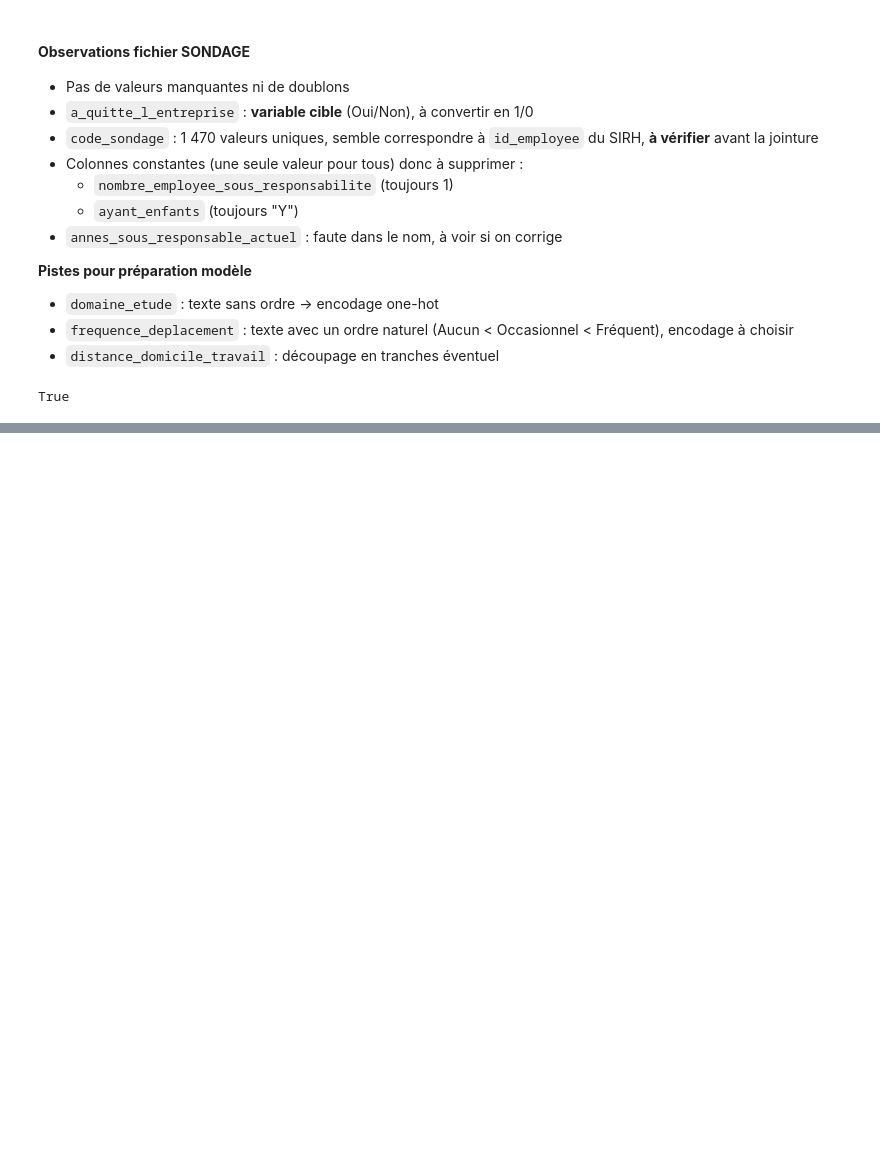
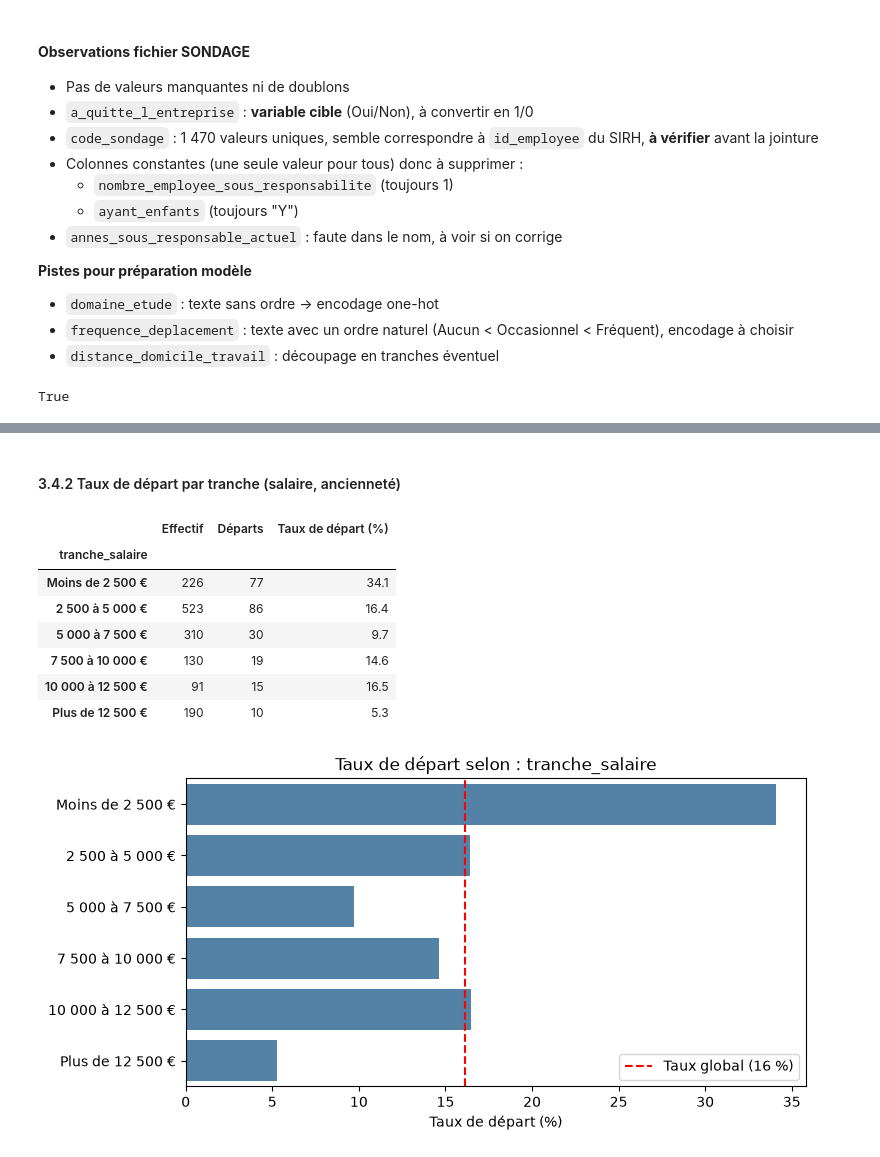
Before and after one commit to youdontknowmu/Projet4, a Jupyter notebook: 01_exploration.ipynb, the cells around one changed output, grey strips where cells are left out. Saved outputs shown, nothing was run; the diff lists cells and outputs as text; code cells hidden in the pictures; blank space fills up the shorter version.

```diff
--- a/01_exploration.ipynb
+++ b/01_exploration.ipynb
@@ -278,0 +764,25 @@ Ce sont bien les mêmes valeurs que pour le fichier SIRH, cela servira de clé
+# %% [markdown]
+#### 3.4.2 Taux de départ par tranche (salaire, ancienneté)
+# %%
+# ------------------------------------------------------------
+# Taux de départ par tranche de salaire
+# ------------------------------------------------------------
+# bins   : bornes des tranches
+# labels : noms lisibles des tranches (un de moins que le nombre de bornes)
+df_tranches = df.assign(tranche_salaire=pd.cut(
+    df["revenu_mensuel"],
+    bins=[0, 2500, 5000, 7500, 10000, 12500, 20000],
+    labels=["Moins de 2 500 €", "2 500 à 5 000 €", "5 000 à 7 500 €",
+            "7 500 à 10 000 €", "10 000 à 12 500 €", "Plus de 12 500 €"],
+))
+taux_depart_par_groupe(df_tranches, "tranche_salaire", trier_par_taux=False)
+# %% [output]
+|  | Effectif | Départs | Taux de départ (%) |
+| tranche_salaire |  |  |  |
+| Moins de 2 500 € | 226 | 77 | 34.1 |
+| 2 500 à 5 000 € | 523 | 86 | 16.4 |
+| 5 000 à 7 500 € | 310 | 30 | 9.7 |
+| 7 500 à 10 000 € | 130 | 19 | 14.6 |
+| 10 000 à 12 500 € | 91 | 15 | 16.5 |
+| Plus de 12 500 € | 190 | 10 | 5.3 |
+[figure, added]
```
Also changed, not shown: parts of 72 cells of this notebook.
